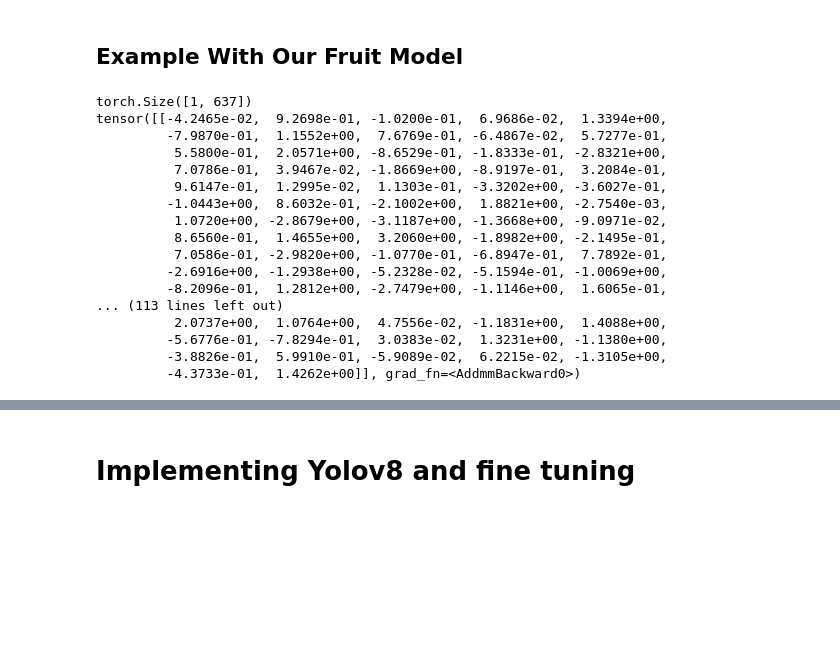
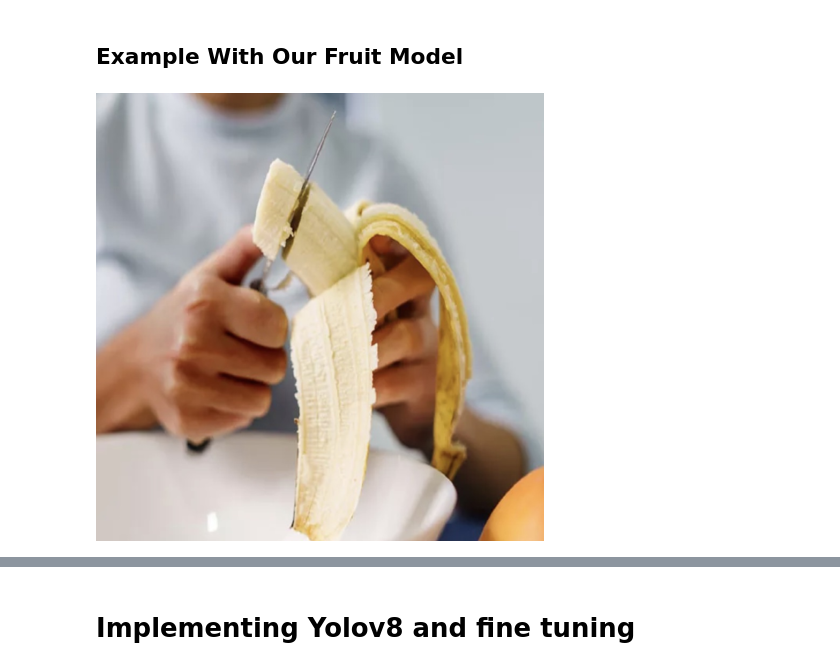
Before and after one commit to ericgage-williams/GHW_DeepLearningProject, a Jupyter notebook: DeepLearningProject.ipynb, the cells around one changed output, grey strips where cells are left out. Saved outputs shown, nothing was run; the diff lists cells and outputs as text; code cells hidden in the pictures; blank space fills up the shorter version.

```diff
--- a/DeepLearningProject.ipynb
+++ b/DeepLearningProject.ipynb
@@ -927,33 +917,15 @@ optimizer.load_state_dict(checkpoint["optimizer"])
 # %%
 EXAMPLE_IMAGE = "./banana.jpg"
 image = Image.open(EXAMPLE_IMAGE)
 image = image.convert("RGB")
 
 resize = transforms.Resize((448, 448))
 to_tensor = transforms.ToTensor() #transform into correct dimensions
+
 image = resize(image)
 image = to_tensor(image)
+to_pil = transforms.ToPILImage()
 image = image.unsqueeze(0)
+display(to_pil(image[0]))
+# %% [output]
+[figure, added]
-# %%
-
-predictions = model(image)
-print(predictions.shape)
-print(predictions)
-# %% [output]
-torch.Size([1, 637])
-tensor([[-4.2465e-02,  9.2698e-01, -1.0200e-01,  6.9686e-02,  1.3394e+00,
-         -7.9870e-01,  1.1552e+00,  7.6769e-01, -6.4867e-02,  5.7277e-01,
-          5.5800e-01,  2.0571e+00, -8.6529e-01, -1.8333e-01, -2.8321e+00,
-          7.0786e-01,  3.9467e-02, -1.8669e+00, -8.9197e-01,  3.2084e-01,
-          9.6147e-01,  1.2995e-02,  1.1303e-01, -3.3202e+00, -3.6027e-01,
-         -1.0443e+00,  8.6032e-01, -2.1002e+00,  1.8821e+00, -2.7540e-03,
-          1.0720e+00, -2.8679e+00, -3.1187e+00, -1.3668e+00, -9.0971e-02,
-          8.6560e-01,  1.4655e+00,  3.2060e+00, -1.8982e+00, -2.1495e-01,
-          7.0586e-01, -2.9820e+00, -1.0770e-01, -6.8947e-01,  7.7892e-01,
-         -2.6916e+00, -1.2938e+00, -5.2328e-02, -5.1594e-01, -1.0069e+00,
-         -8.2096e-01,  1.2812e+00, -2.7479e+00, -1.1146e+00,  1.6065e-01,
-... (113 lines left out)
-          2.0737e+00,  1.0764e+00,  4.7556e-02, -1.1831e+00,  1.4088e+00,
-         -5.6776e-01, -7.8294e-01,  3.0383e-02,  1.3231e+00, -1.1380e+00,
-         -3.8826e-01,  5.9910e-01, -5.9089e-02,  6.2215e-02, -1.3105e+00,
-         -4.3733e-01,  1.4262e+00]], grad_fn=<AddmmBackward0>)
```
Also changed, not shown: parts of 8 cells of this notebook.
